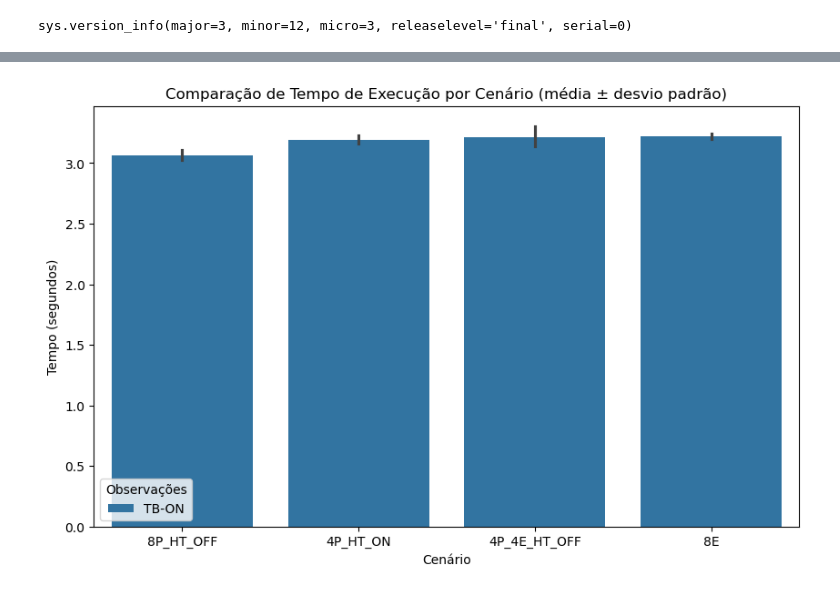
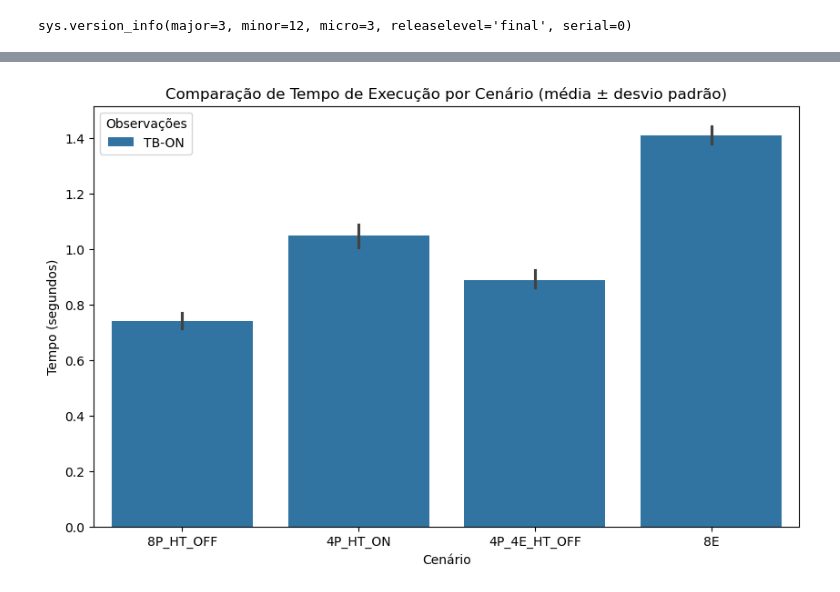
Before and after one commit to jlggross/TF-cmp223, a Jupyter notebook: 03-Final/03.1-Implementacao-Dask.ipynb, the cells around one changed output, grey strips where cells are left out. Cells and saved outputs as stored; diff of their text form; code cells hidden in the pictures.

Commit message:
Novos scripts para o Dask

```diff
--- a/03-Final/03.1-Implementacao-Dask.ipynb
+++ b/03-Final/03.1-Implementacao-Dask.ipynb
@@ -380,35 +317,35 @@ import matplotlib.pyplot as plt
 import seaborn as sns
 
 # Supondo que seus arquivos estejam em CSV
-df1 = pd.read_csv('experimentos02-dask/20251121_173654_matrix6000_numruns10_performance.csv') # Com Turbo Bost
+df1 = pd.read_csv('experimentos03_dask_native_affinity/20251123_194703_matrix2000.csv') # Com Turbo Bost
 #df2 = pd.read_csv('20251111_170848_matrix1000_numruns5_performance.csv')
 
 df1['Dataset'] = 'TB-ON'
 #df2['Dataset'] = '-'
 
 #df_combined = pd.concat([df1, df2], ignore_index=True)
 
 plt.figure(figsize=(10,6))
 #sns.barplot(x='Scenario', y='Time_sec', hue='Dataset', data=df_combined, ci='sd')
 sns.barplot(
     x='Scenario',
     y='Time_sec',
     hue='Dataset',
     data=df1,
     estimator='mean'       # calcula a média automaticamente
     #errorbar='sd'           # mostra desvio padrão
 )
 plt.title('Comparação de Tempo de Execução por Cenário (média ± desvio padrão)')
 plt.ylabel('Tempo (segundos)')
 plt.xlabel('Cenário')
 plt.legend(title='Observações')
 
 # Salvar como PDF
 #plt.savefig('grafico_time_sec.pdf', format='pdf', bbox_inches='tight')
 
 # Salvar como PNG
 plt.savefig('grafico_time_sec.png', format='png', dpi=300, bbox_inches='tight')
 
 plt.show()
 # %% [output]
-[figure, old version]
+[figure, new version]
```
Also changed, not shown: parts of 7 cells of this notebook, 4 other files.
